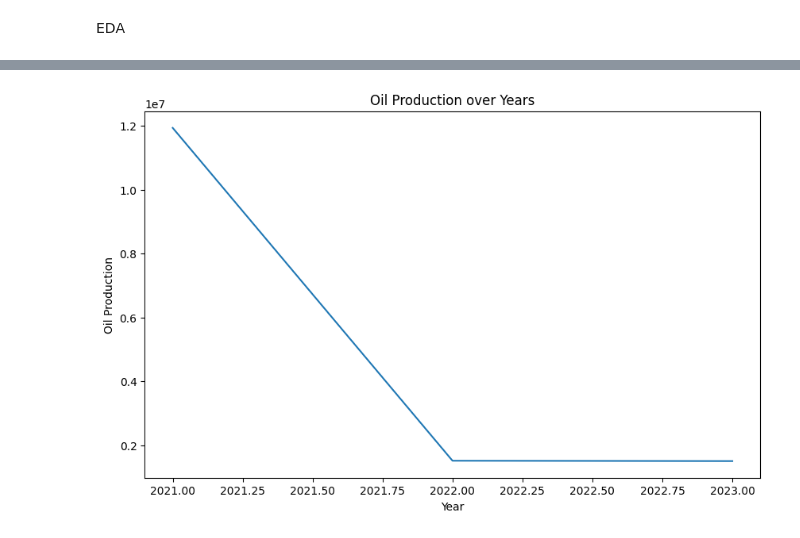
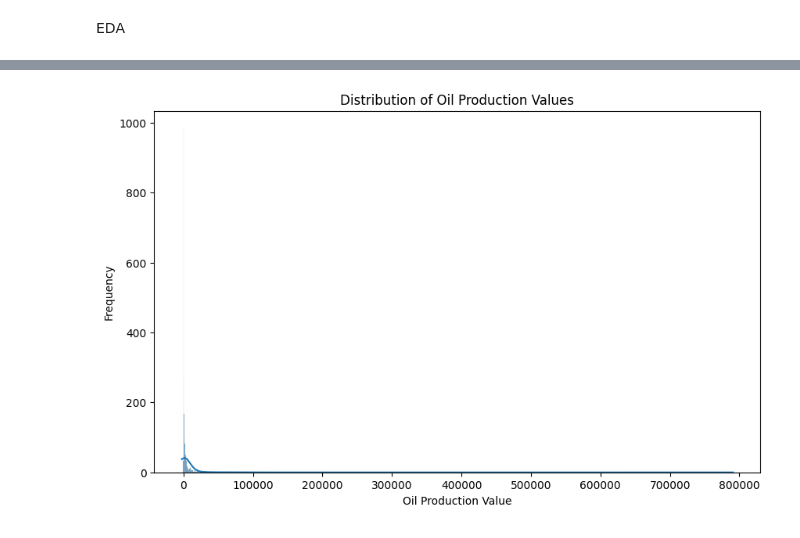
Before and after one commit to jodahe1/Birhan-Energies-, a Jupyter notebook: Task 1/Scripts/oilPriceDataCleaning.ipynb, the cells around one changed output, grey strips where cells are left out. Cells and saved outputs as stored; diff of their text form; code cells hidden in the pictures.

```diff
--- a/Task 1/Scripts/oilPriceDataCleaning.ipynb
+++ b/Task 1/Scripts/oilPriceDataCleaning.ipynb
@@ -44,10 +35,10 @@ plt.show()
-# %%
-# EDA - Example 2: Line plot of oil production over years
-year_production = data.groupby('year')['value'].sum()
-year_production.plot(kind='line', figsize=(10, 6))
-plt.xlabel('Year')
-plt.ylabel('Oil Production')
-plt.title('Oil Production over Years')
-plt.show()
-# %% [output]
-[figure, removed]
+# %%
+# 1. Distribution of Oil Production Values
+plt.figure(figsize=(10, 6))
+sns.histplot(data['value'], kde=True)
+plt.title('Distribution of Oil Production Values')
+plt.xlabel('Oil Production Value')
+plt.ylabel('Frequency')
+plt.show()
+# %% [output]
+[figure, added]
```
Also changed, not shown: parts of 6 cells of this notebook, 4 other files.
